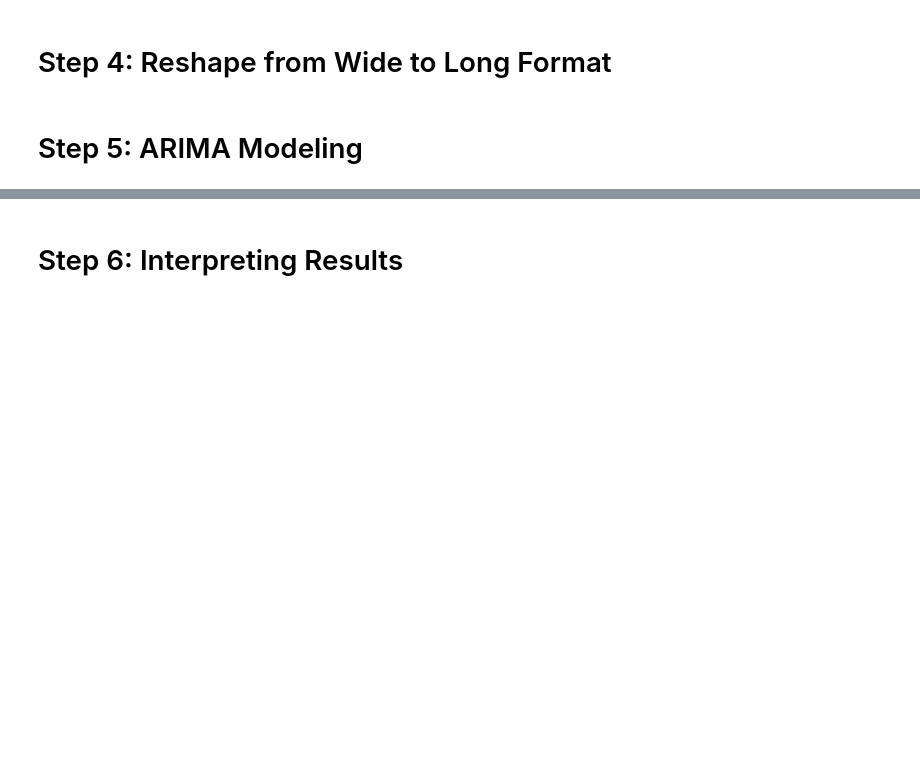
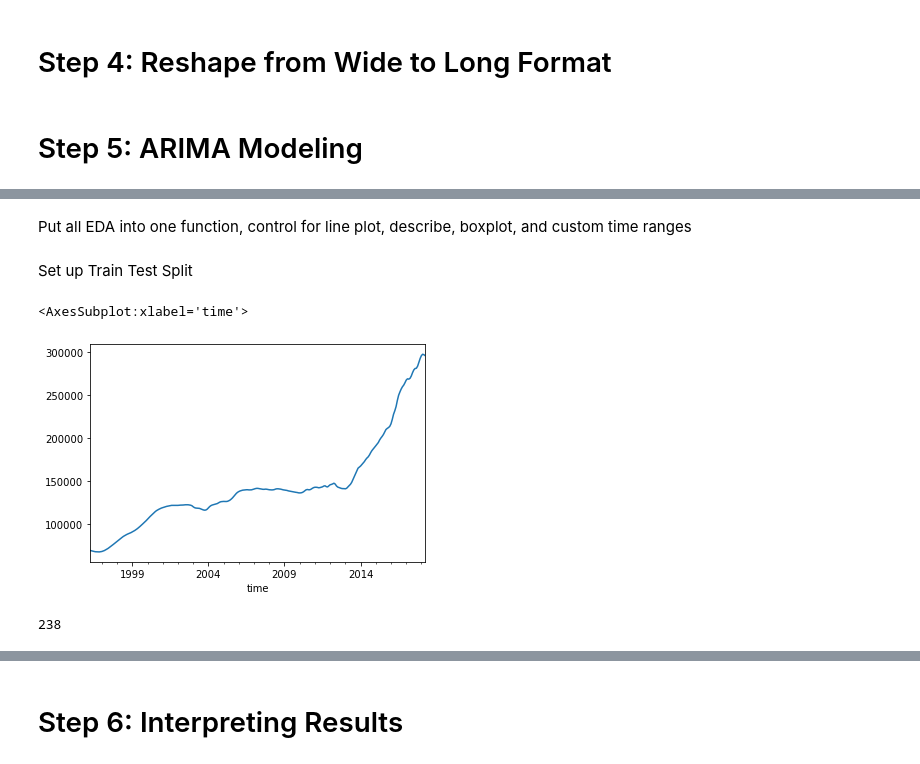
Before and after one commit to kuninethan95/Time_Series_Model, a Jupyter notebook: time-series/starter_notebook.ipynb, the cells around one changed output, grey strips where cells are left out. Saved outputs shown, nothing was run; the diff lists cells and outputs as text; code cells hidden in the pictures; blank space fills up the shorter version.

```diff
--- a/time-series/starter_notebook.ipynb
+++ b/time-series/starter_notebook.ipynb
@@ -563,0 +655,9 @@ def melt_data(df):
+# %% [markdown]
+Put all EDA into one function, control for line plot, describe, boxplot, and custom time ranges
+# %% [markdown]
+Set up Train Test Split
+# %%
+df_78721['value'].plot()
+# %% [output]
+<AxesSubplot:xlabel='time'>
+[figure, added]
@@ -563,0 +667,4 @@ def melt_data(df):
+# %%
+int(total_rows*0.90)
+# %% [output]
+238
```
Also changed, not shown: parts of 85 cells of this notebook.
